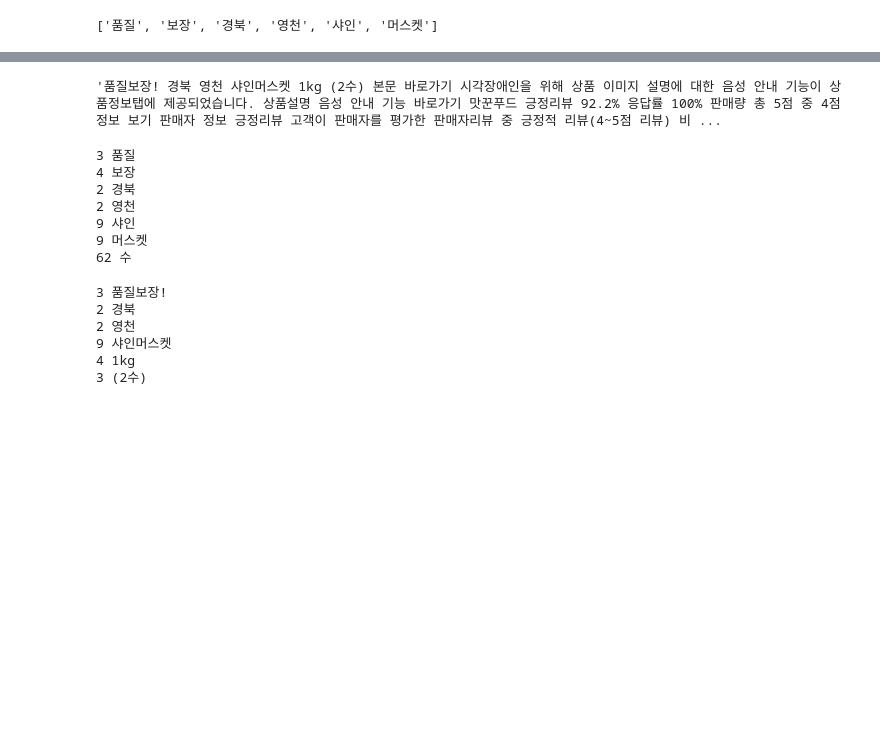
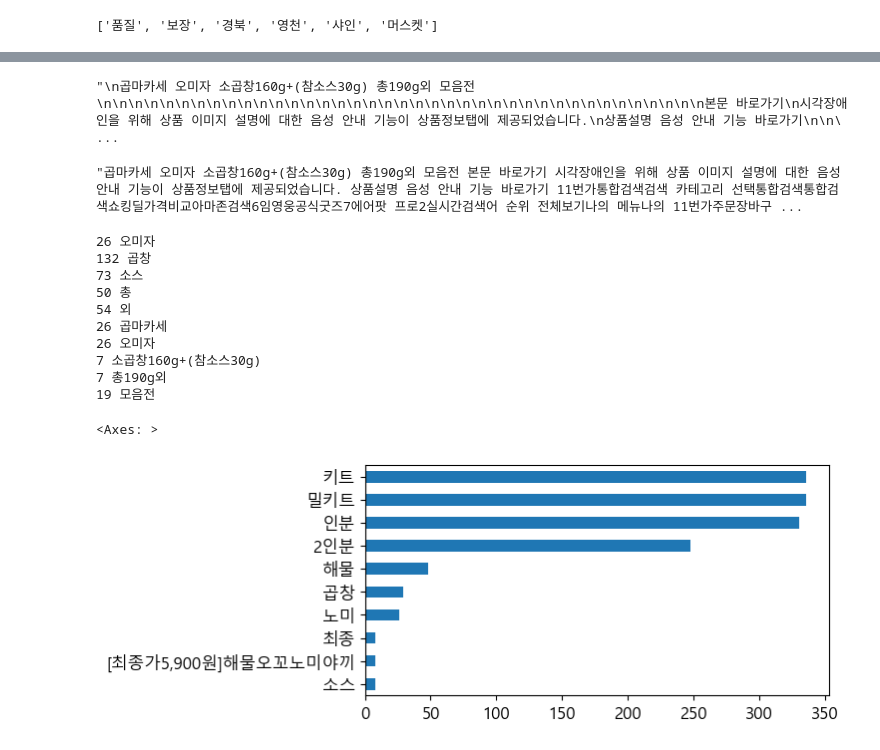
Before and after one commit to doxgxxn/auto_blog, a Jupyter notebook: blog_project copy.ipynb, the cells around one changed output, grey strips where cells are left out. Drawn from its saved outputs; the diff is of its cells as text; code cells hidden in the pictures; blank space fills up the shorter version.

```diff
--- a/blog_project copy.ipynb
+++ b/blog_project copy.ipynb
@@ -154,28 +173,37 @@ soup.find_all('strong')
+# %%
+soup = BeautifulSoup(browser.page_source, 'lxml')
+soup.text
+# %% [output]
+"\n곱마카세 오미자 소곱창160g+(참소스30g) 총190g외 모음전\n\n\n\n\n\n\n\n\n\n\n\n\n\n\n\n\n\n\n\n\n\n\n\n\n\n\n\n\n\n\n\n\n\n\n\n\n\n\n본문 바로가기\n시각장애인을 위해 상품 이미지 설명에 대한 음성 안내 기능이 상품정보탭에 제공되었습니다.\n상품설명 음성 안내 기능 바로가기\n\n\ ...
 # %%
 import re
 
-c_text = ' '.join(re.sub(r'\s', ' ', soup.text.strip()).split())
-c_text
+full_text = re.sub(r'\s+', ' ',soup.text).strip()
+full_text
 # %% [output]
-'품질보장! 경북 영천 샤인머스켓 1kg (2수) 본문 바로가기 시각장애인을 위해 상품 이미지 설명에 대한 음성 안내 기능이 상품정보탭에 제공되었습니다. 상품설명 음성 안내 기능 바로가기 맛꾼푸드 긍정리뷰 92.2% 응답률 100% 판매량 총 5점 중 4점 정보 보기 판매자 정보 긍정리뷰 고객이 판매자를 평가한 판매자리뷰 중 긍정적 리뷰(4~5점 리뷰) 비 ...
+"곱마카세 오미자 소곱창160g+(참소스30g) 총190g외 모음전 본문 바로가기 시각장애인을 위해 상품 이미지 설명에 대한 음성 안내 기능이 상품정보탭에 제공되었습니다. 상품설명 음성 안내 기능 바로가기 11번가통합검색검색 카테고리 선택통합검색통합검색쇼킹딜가격비교아마존검색6임영웅공식굿즈7에어팟 프로2실시간검색어 순위 전체보기나의 메뉴나의 11번가주문장바구 ...
 # %%
-for i in okt.nouns(names[0]):
-    print(soup.text.count(i), i)
+for i in okt.nouns(names[1]):
+    print(full_text.count(i), i)
+
+for i in names[1].split():
+    print(full_text.count(i), i)
 # %% [output]
-3 품질
-4 보장
-2 경북
-2 영천
-9 샤인
-9 머스켓
-62 수
+26 오미자
+132 곱창
+73 소스
+50 총
+54 외
+26 곱마카세
+26 오미자
+7 소곱창160g+(참소스30g)
+7 총190g외
+19 모음전
-# %%
-for i in names[0].split():
-    print(soup.text.count(i), i)
-# %% [output]
-3 품질보장!
-2 경북
-2 영천
-9 샤인머스켓
-4 1kg
-3 (2수)
+# %%
+import matplotlib.pyplot as plt
+plt.rcParams['font.family'] = 'Malgun Gothic'
+
+pd.Series(food_count).sort_values(ascending=True)[-10:].plot(kind='barh')
+# %% [output]
+<Axes: >
+[figure, added]
```
Also changed, not shown: parts of 15 cells of this notebook, 1 other file.
